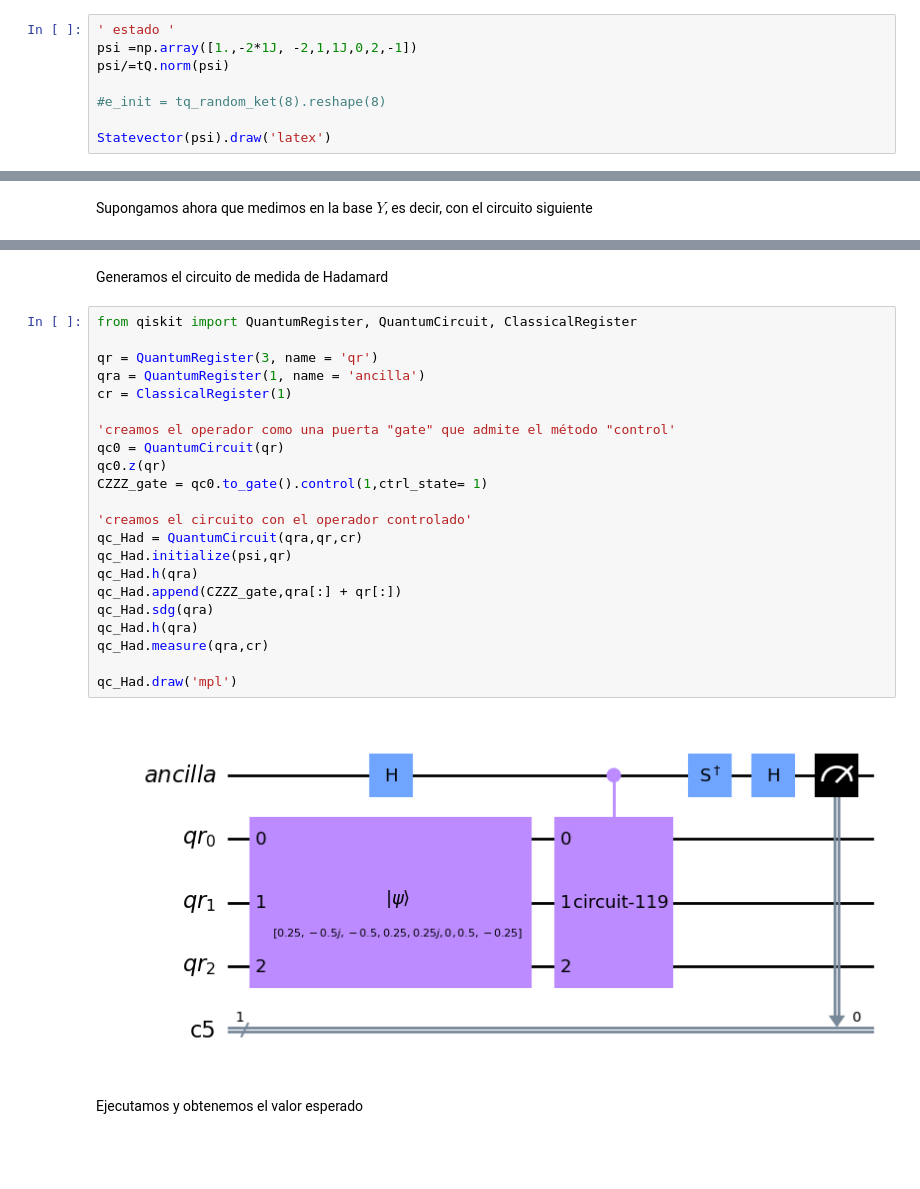
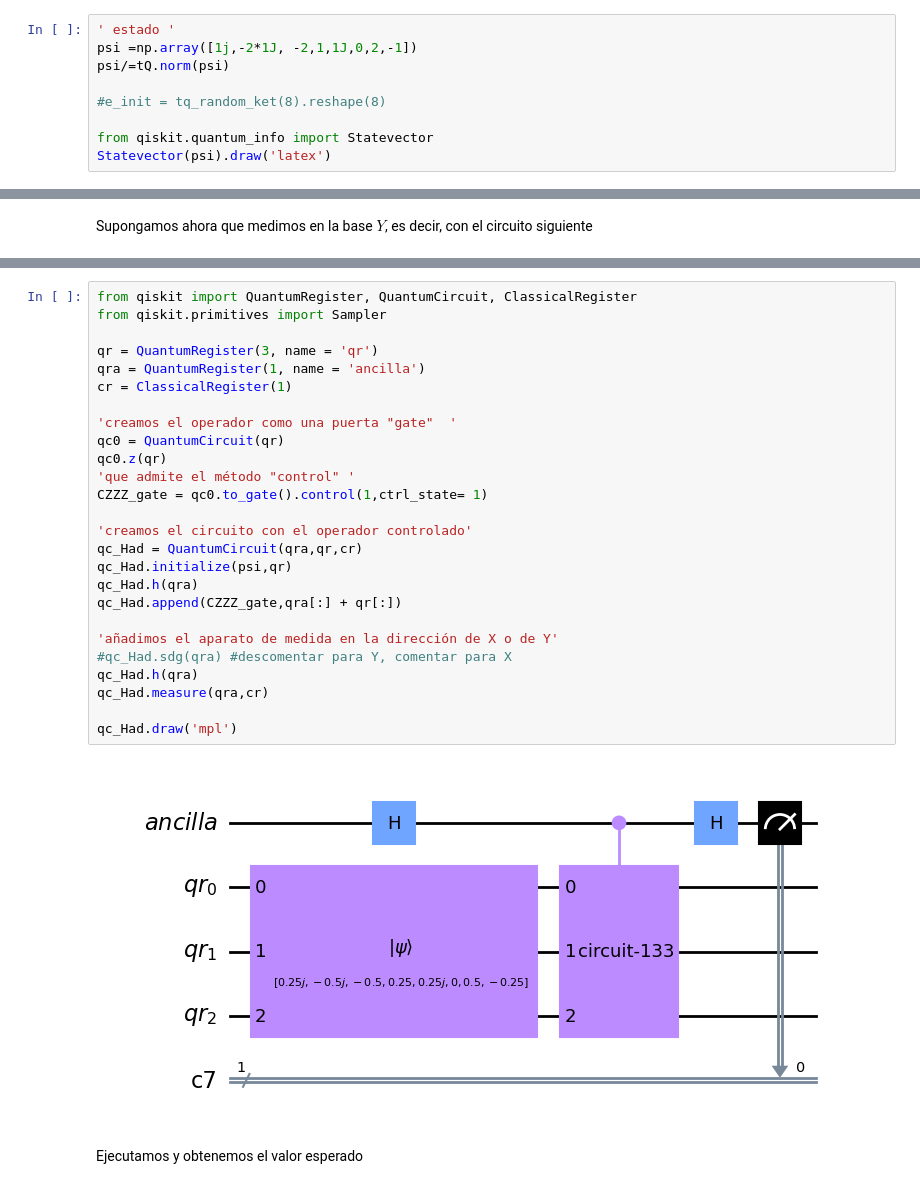
Before and after one commit to jamasole/FICC_notebook, a Jupyter notebook: 02_Cubits/026_El_Arte_de_Medir_II.ipynb, the cells around one changed output, grey strips where cells are left out. Drawn from its saved outputs; the diff is of its cells as text; blank space fills up the shorter version.

```diff
--- a/02_Cubits/026_El_Arte_de_Medir_II.ipynb
+++ b/02_Cubits/026_El_Arte_de_Medir_II.ipynb
@@ -366,10 +366,11 @@ $$
 Primero lo inicializamos
 # %%
 ' estado '
-psi =np.array([1.,-2*1J, -2,1,1J,0,2,-1])
+psi =np.array([1j,-2*1J, -2,1,1J,0,2,-1])
 psi/=tQ.norm(psi)
 
 #e_init = tq_random_ket(8).reshape(8)
 
+from qiskit.quantum_info import Statevector
 Statevector(psi).draw('latex')
 # %% [output]
@@ -622,29 +643,31 @@ usando el método de Hadamard.
-# %% [markdown]
-Generamos el circuito de medida de Hadamard
 # %%
 from qiskit import QuantumRegister, QuantumCircuit, ClassicalRegister
+from qiskit.primitives import Sampler
 
 qr = QuantumRegister(3, name = 'qr')
 qra = QuantumRegister(1, name = 'ancilla')
 cr = ClassicalRegister(1)
 
-'creamos el operador como una puerta "gate" que admite el método "control'
+'creamos el operador como una puerta "gate"  '
 qc0 = QuantumCircuit(qr)
 qc0.z(qr)
+'que admite el método "control" '
 CZZZ_gate = qc0.to_gate().control(1,ctrl_state= 1)
 
 'creamos el circuito con el operador controlado'
 qc_Had = QuantumCircuit(qra,qr,cr)
 qc_Had.initialize(psi,qr)
 qc_Had.h(qra)
 qc_Had.append(CZZZ_gate,qra[:] + qr[:])
-qc_Had.sdg(qra)
+
+'añadimos el aparato de medida en la dirección de X o de Y'
+#qc_Had.sdg(qra) #descomentar para Y, comentar para X
 qc_Had.h(qra)
 qc_Had.measure(qra,cr)
 
 qc_Had.draw('mpl')
 # %% [output]
-[figure, old version]
+[figure, new version]
 # %% [markdown]
 Ejecutamos y obtenemos el valor esperado
 # %%
```
Also changed, not shown: parts of 48 cells of this notebook, 4 other files.
